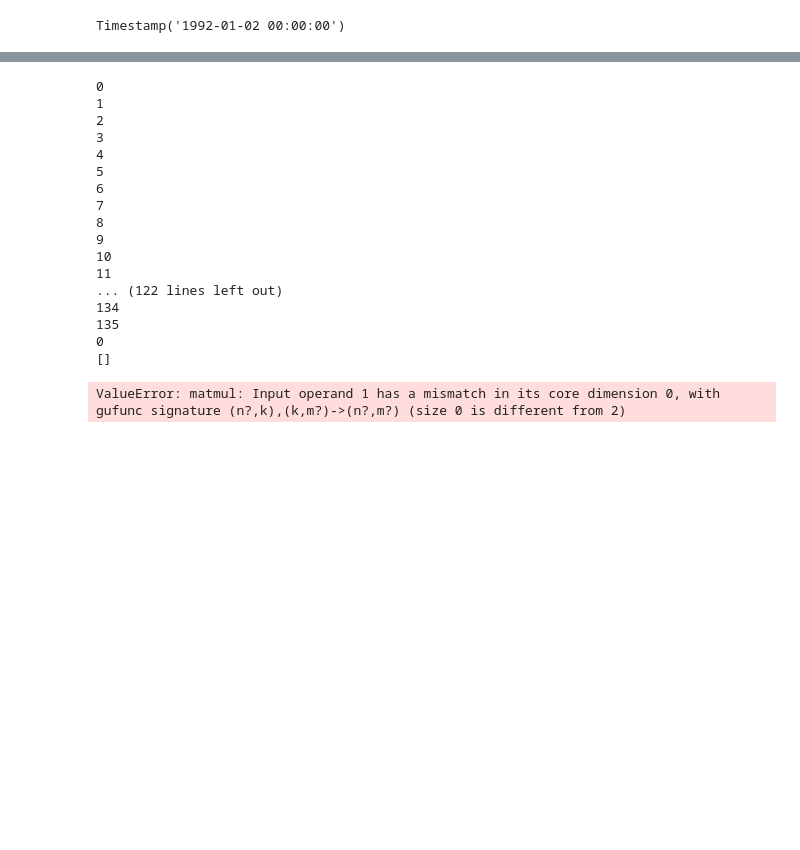
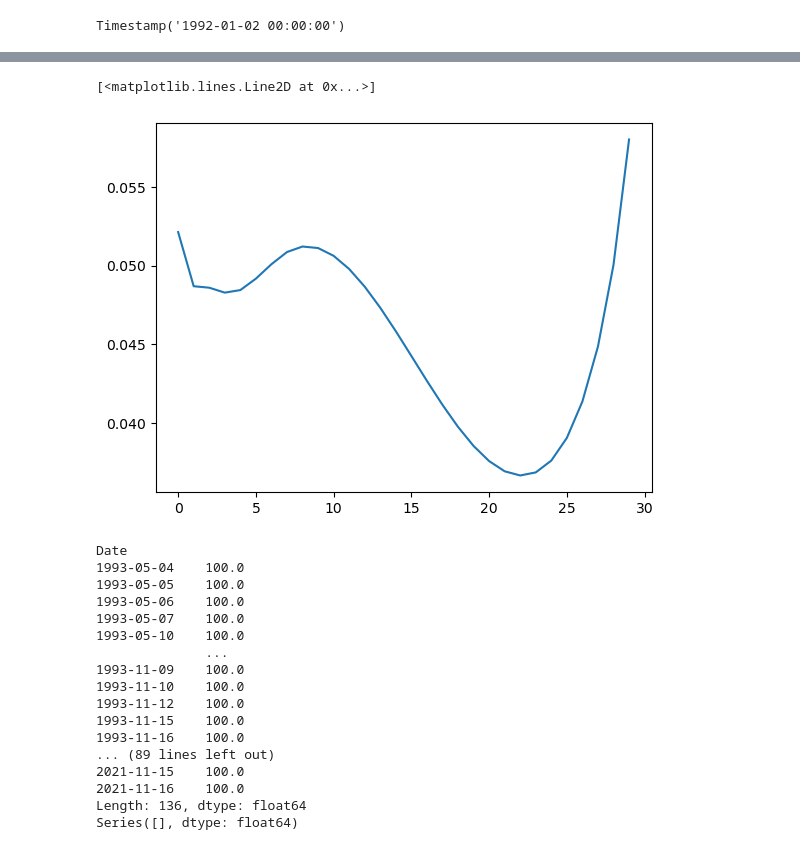
Before and after one commit to jlopes3/MF703_Project, a Jupyter notebook: FixedIncomeAnalysis.ipynb, the cells around one changed output, grey strips where cells are left out. Drawn from its saved outputs; the diff is of its cells as text; code cells hidden in the pictures; blank space fills up the shorter version.

```diff
--- a/FixedIncomeAnalysis.ipynb
+++ b/FixedIncomeAnalysis.ipynb
@@ -182,27 +204,31 @@ plt.plot(x, new.interpolated_yield_curve(df.iloc[192, :], x))
+# %%
+plt.plot(x, new.interpolated_spot_curve(df.iloc[1669, :], x))
+# %% [output]
+[<matplotlib.lines.Line2D at 0x...>]
+[figure, added]
 # %%
-for key in e_year_ranges:
-    start = e_year_ranges[key][0]
-    end = e_year_ranges[key][1]
+for key in ne_1_year_ranges:
+    start = ne_1_year_ranges[key][0]
+    end = ne_1_year_ranges[key][1]
 
     cycle = df.loc[start:end]
 
-    new.new_price(cycle)
+    print(new.new_price(cycle))
 # %% [output]
-0
-1
-2
-3
-4
-5
-6
-7
-8
-9
-10
-11
-... (122 lines left out)
-134
-135
-0
-[]
+Date
+1993-05-04    100.0
+1993-05-05    100.0
+1993-05-06    100.0
+1993-05-07    100.0
+1993-05-10    100.0
+              ...
+1993-11-09    100.0
+1993-11-10    100.0
+1993-11-12    100.0
+1993-11-15    100.0
+1993-11-16    100.0
+... (89 lines left out)
+2021-11-15    100.0
+2021-11-16    100.0
+Length: 136, dtype: float64
+Series([], dtype: float64)
-ValueError: matmul: Input operand 1 has a mismatch in its core dimension 0, with gufunc signature (n?,k),(k,m?)->(n?,m?) (size 0 is different from 2)
```
Also changed, not shown: parts of 11 cells of this notebook, 2 other files.
